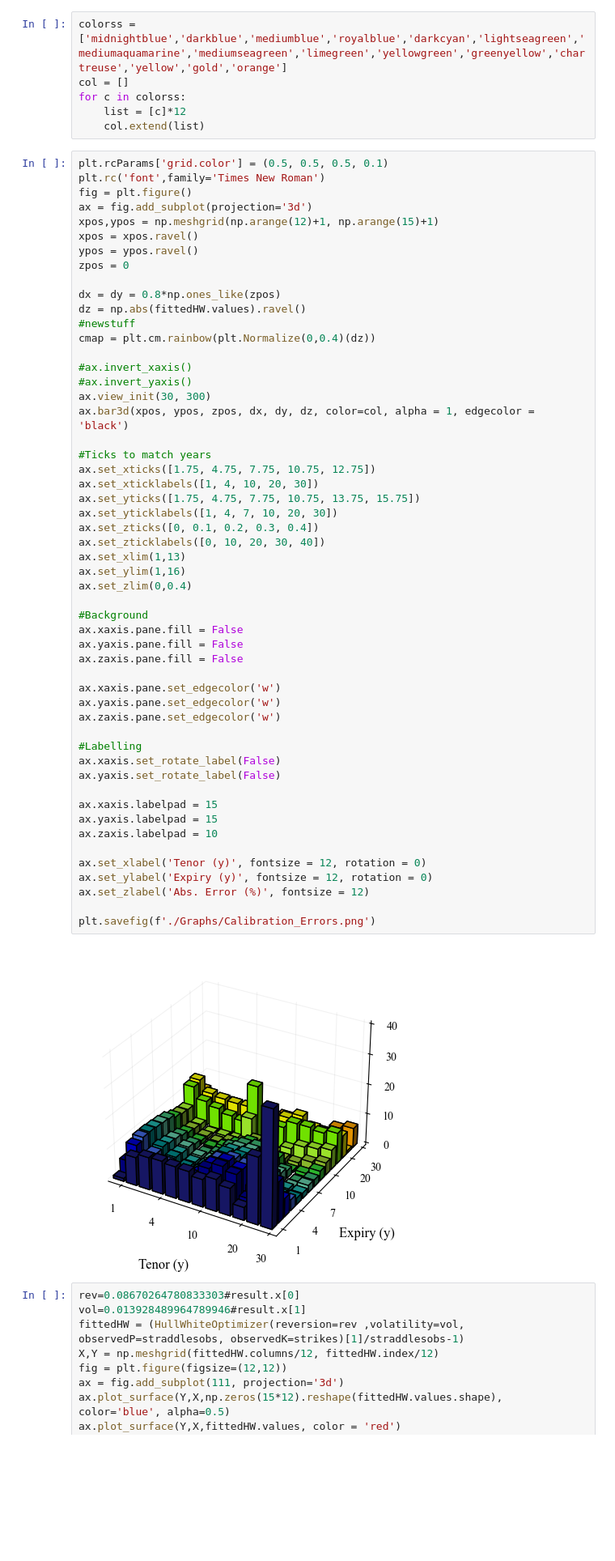
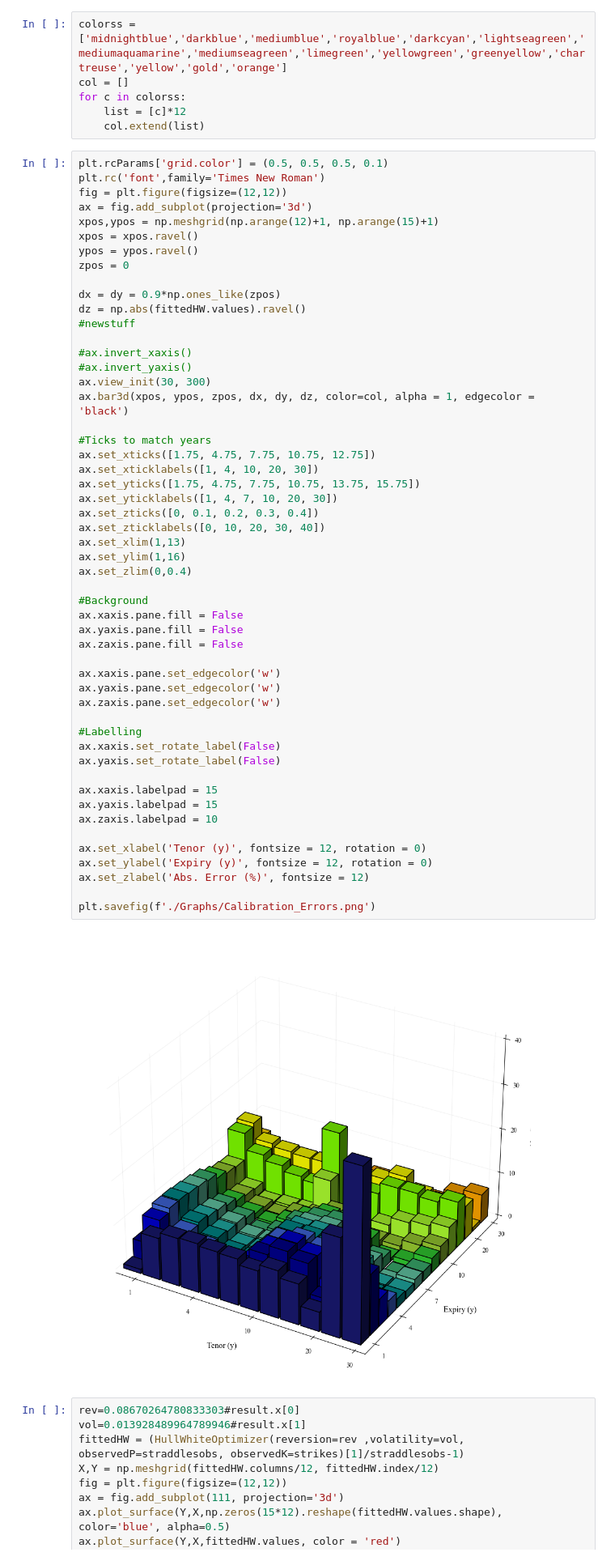
Before and after one commit to Eskild-afk/MasterThesis, a Jupyter notebook: quikMaths.ipynb, the cells around one changed output. Shown at 81% size. Saved outputs shown, nothing was run; the diff lists cells and outputs as text; blank space fills up the shorter version.

```diff
--- a/quikMaths.ipynb
+++ b/quikMaths.ipynb
@@ -228,17 +225,16 @@ for c in colorss:
 # %%
 plt.rcParams['grid.color'] = (0.5, 0.5, 0.5, 0.1)
 plt.rc('font',family='Times New Roman')
-fig = plt.figure()
+fig = plt.figure(figsize=(12,12))
 ax = fig.add_subplot(projection='3d')
 xpos,ypos = np.meshgrid(np.arange(12)+1, np.arange(15)+1)
 xpos = xpos.ravel()
 ypos = ypos.ravel()
 zpos = 0
 
-dx = dy = 0.8*np.ones_like(zpos)
+dx = dy = 0.9*np.ones_like(zpos)
 dz = np.abs(fittedHW.values).ravel()
 #newstuff
-cmap = plt.cm.rainbow(plt.Normalize(0,0.4)(dz))
 
 #ax.invert_xaxis()
 #ax.invert_yaxis()
@@ -252,34 +248,34 @@ ax.set_yticks([1.75, 4.75, 7.75, 10.75, 13.75, 15.75])
 ax.set_yticklabels([1, 4, 7, 10, 20, 30])
 ax.set_zticks([0, 0.1, 0.2, 0.3, 0.4])
 ax.set_zticklabels([0, 10, 20, 30, 40])
 ax.set_xlim(1,13)
 ax.set_ylim(1,16)
 ax.set_zlim(0,0.4)
 
 #Background
 ax.xaxis.pane.fill = False
 ax.yaxis.pane.fill = False
 ax.zaxis.pane.fill = False
 
 ax.xaxis.pane.set_edgecolor('w')
 ax.yaxis.pane.set_edgecolor('w')
 ax.zaxis.pane.set_edgecolor('w')
 
 #Labelling
 ax.xaxis.set_rotate_label(False)
 ax.yaxis.set_rotate_label(False)
 
 ax.xaxis.labelpad = 15
 ax.yaxis.labelpad = 15
 ax.zaxis.labelpad = 10
 
 ax.set_xlabel('Tenor (y)', fontsize = 12, rotation = 0)
 ax.set_ylabel('Expiry (y)', fontsize = 12, rotation = 0)
 ax.set_zlabel('Abs. Error (%)', fontsize = 12)
 
 plt.savefig(f'./Graphs/Calibration_Errors.png')
 # %% [output]
-[figure, old version]
+[figure, new version]
 # %%
 rev=0.08670264780833303#result.x[0]
 vol=0.013928489964789946#result.x[1]
```
Also changed, not shown: parts of 2 cells of this notebook, 2 other files.
